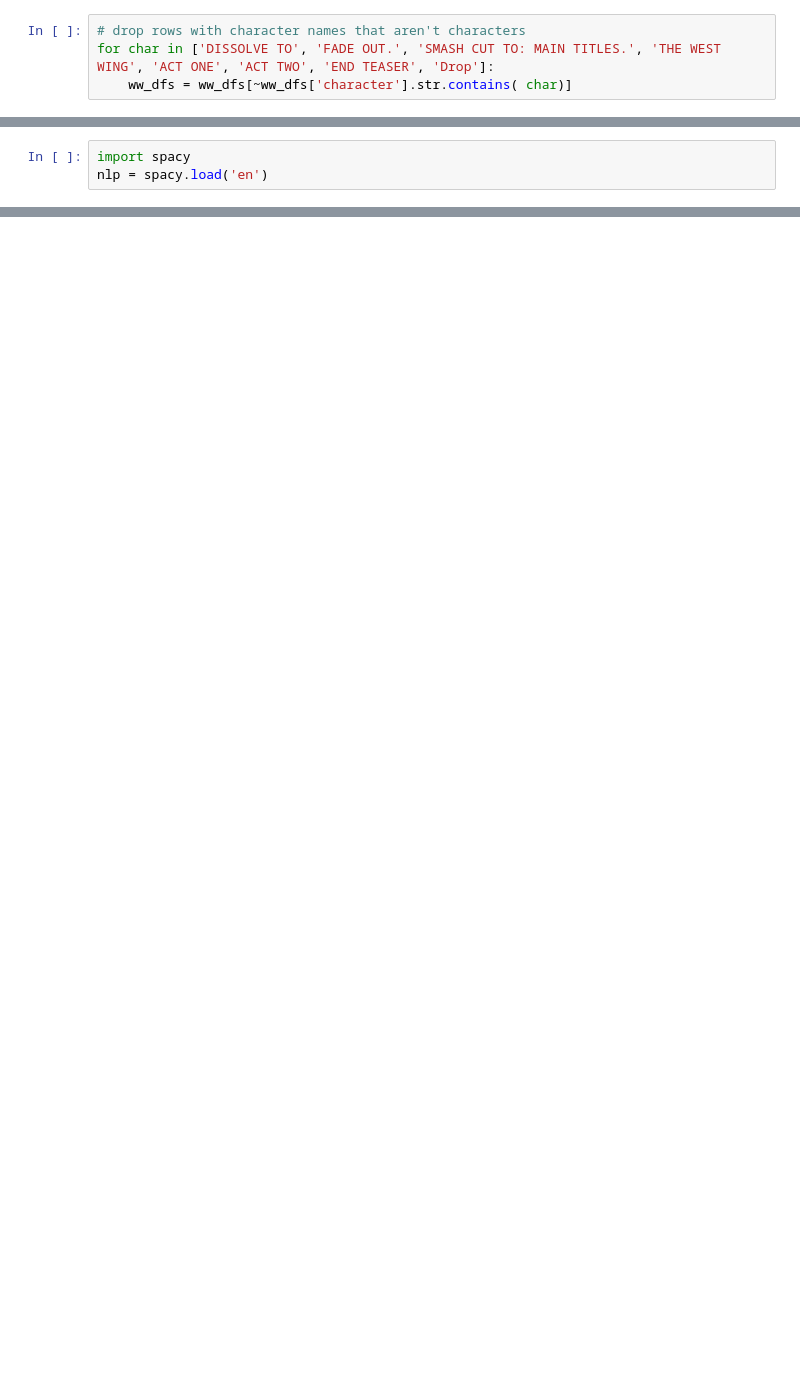
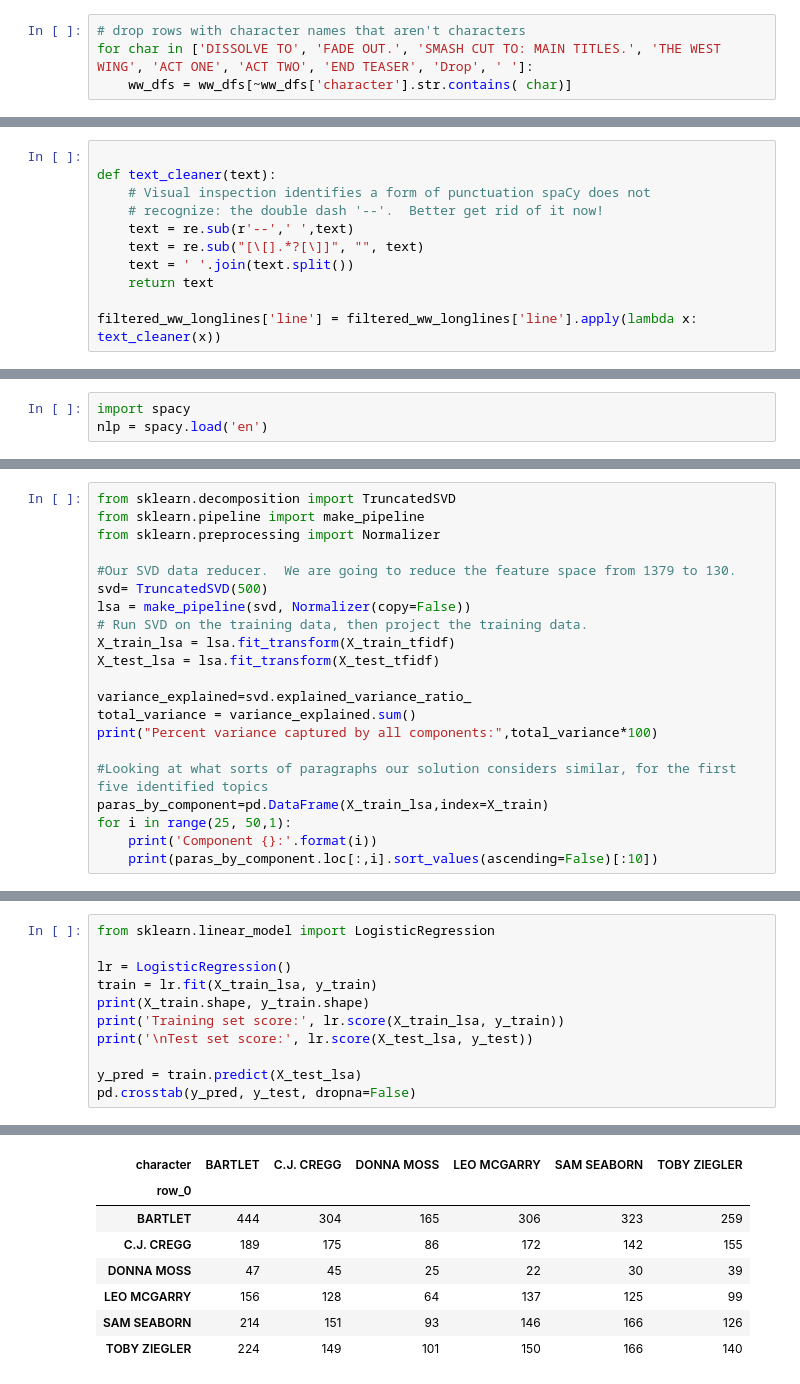
Before and after one commit to jordanplanders/Thinkful, a Jupyter notebook: Bootcamp/Unit 4/WW_char_clf.ipynb, the cells around one changed output, grey strips where cells are left out. Cells and saved outputs as stored; diff of their text form; blank space fills up the shorter version.

```diff
--- a/Bootcamp/Unit 4/WW_char_clf.ipynb
+++ b/Bootcamp/Unit 4/WW_char_clf.ipynb
@@ -108,6 +136,6 @@ ww_dfs = pd.concat(script_dfs, axis=0, join='outer')
 # %%
 # drop rows with character names that aren't characters
-for char in ['DISSOLVE TO', 'FADE OUT.', 'SMASH CUT TO: MAIN TITLES.', 'THE WEST WING', 'ACT ONE', 'ACT TWO', 'END TEASER', 'Drop']:
+for char in ['DISSOLVE TO', 'FADE OUT.', 'SMASH CUT TO: MAIN TITLES.', 'THE WEST WING', 'ACT ONE', 'ACT TWO', 'END TEASER', 'Drop', ' ']:
     ww_dfs = ww_dfs[~ww_dfs['character'].str.contains( char)]
 # %%
 # standardize names
@@ -150,0 +169,11 @@ filtered_ww = filtered_ww[filtered_ww['character'].isin(main_characters)]
+# %%
+
+def text_cleaner(text):
+    # Visual inspection identifies a form of punctuation spaCy does not
+    # recognize: the double dash '--'.  Better get rid of it now!
+    text = re.sub(r'--',' ',text)
+    text = re.sub("[\[].*?[\]]", "", text)
+    text = ' '.join(text.split())
+    return text
+
+filtered_ww_longlines['line'] = filtered_ww_longlines['line'].apply(lambda x: text_cleaner(x))
@@ -294,0 +595,21 @@ Test set score: 0.23639834552974864
+# %%
+from sklearn.decomposition import TruncatedSVD
+from sklearn.pipeline import make_pipeline
+from sklearn.preprocessing import Normalizer
+
+#Our SVD data reducer.  We are going to reduce the feature space from 1379 to 130.
+svd= TruncatedSVD(500)
+lsa = make_pipeline(svd, Normalizer(copy=False))
+# Run SVD on the training data, then project the training data.
+X_train_lsa = lsa.fit_transform(X_train_tfidf)
+X_test_lsa = lsa.fit_transform(X_test_tfidf)
+
+variance_explained=svd.explained_variance_ratio_
+total_variance = variance_explained.sum()
+print("Percent variance captured by all components:",total_variance*100)
+
+#Looking at what sorts of paragraphs our solution considers similar, for the first five identified topics
+paras_by_component=pd.DataFrame(X_train_lsa,index=X_train)
+for i in range(25, 50,1):
+    print('Component {}:'.format(i))
+    print(paras_by_component.loc[:,i].sort_values(ascending=False)[:10])
@@ -294,0 +634,12 @@ Test set score: 0.23639834552974864
+# %%
+from sklearn.linear_model import LogisticRegression
+
+lr = LogisticRegression()
+train = lr.fit(X_train_lsa, y_train)
+print(X_train.shape, y_train.shape)
+print('Training set score:', lr.score(X_train_lsa, y_train))
+print('\nTest set score:', lr.score(X_test_lsa, y_test))
+
+y_pred = train.predict(X_test_lsa)
+pd.crosstab(y_pred, y_test, dropna=False)
+# %% [output]
@@ -294,0 +650,8 @@ Test set score: 0.23639834552974864
+| character | BARTLET | C.J. CREGG | DONNA MOSS | LEO MCGARRY | SAM SEABORN | TOBY ZIEGLER |
+| row_0 |  |  |  |  |  |  |
+| BARTLET | 444 | 304 | 165 | 306 | 323 | 259 |
+| C.J. CREGG | 189 | 175 | 86 | 172 | 142 | 155 |
+| DONNA MOSS | 47 | 45 | 25 | 22 | 30 | 39 |
+| LEO MCGARRY | 156 | 128 | 64 | 137 | 125 | 99 |
+| SAM SEABORN | 214 | 151 | 93 | 146 | 166 | 126 |
+| TOBY ZIEGLER | 224 | 149 | 101 | 150 | 166 | 140 |
```
Also changed, not shown: parts of 73 cells of this notebook.
